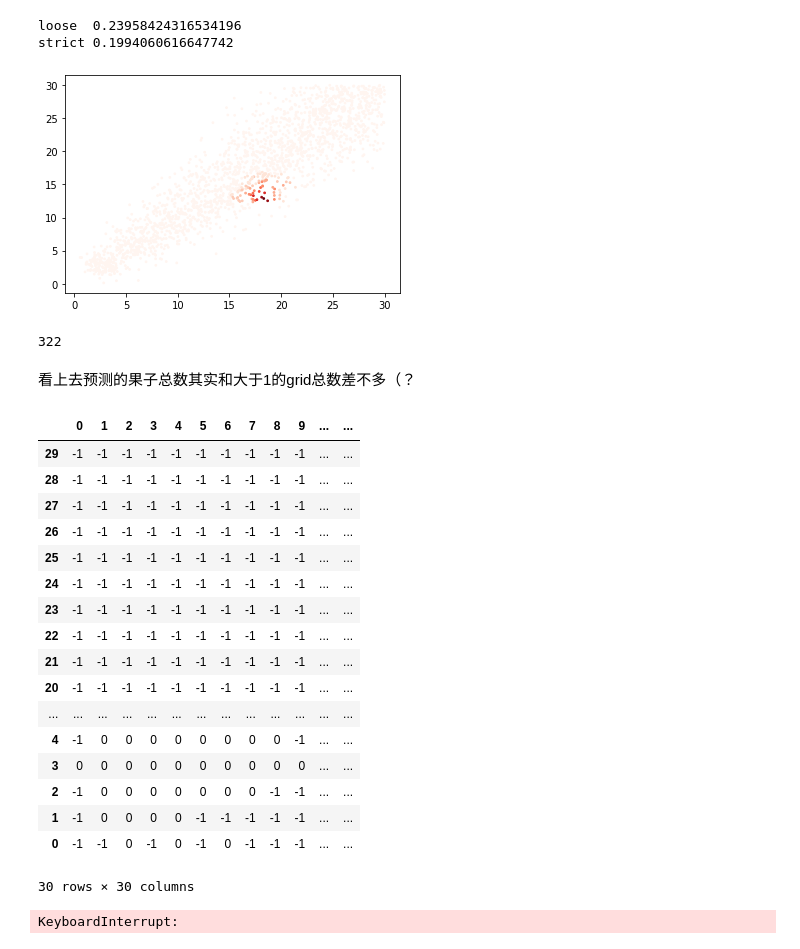
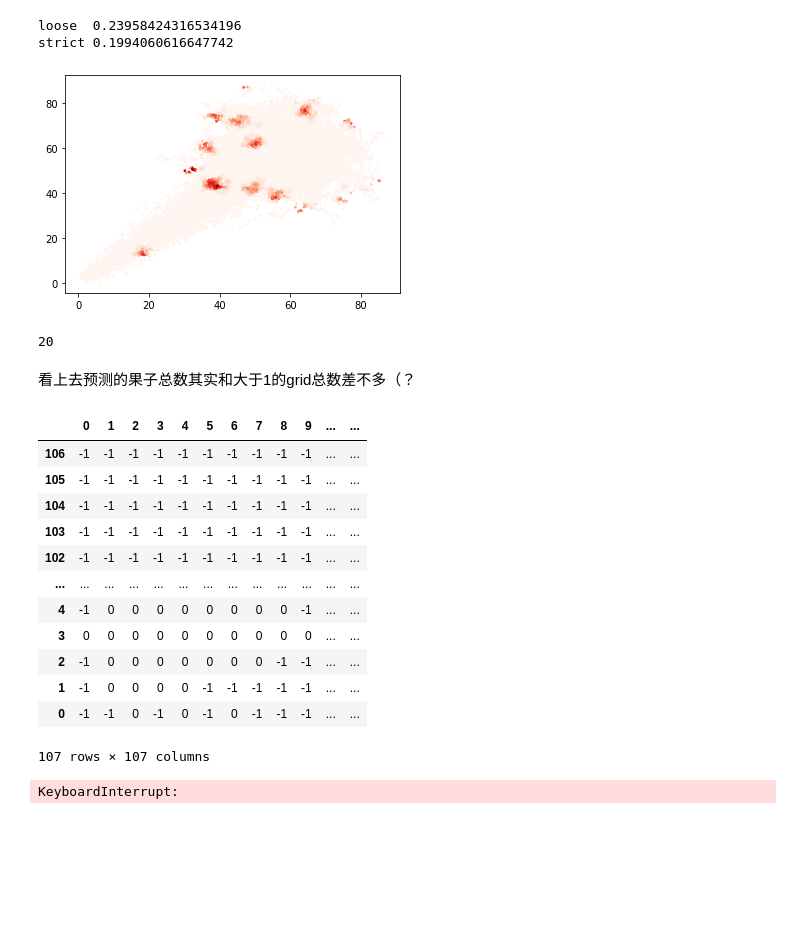
Before and after one commit to BillXSY/VE414, a Jupyter notebook: project/proj.ipynb, the cells around one changed output. Drawn from its saved outputs; the diff is of its cells as text; code cells hidden in the pictures; blank space fills up the shorter version.

```diff
--- a/project/proj.ipynb
+++ b/project/proj.ipynb
@@ -268,13 +272,13 @@ print('strict', sum(visit_cnt[visit_cnt>1].count()) /(107*107))
 loose  0.23958424316534196
 strict 0.1994060616647742
 # %%
-fruit_cnt = grid(30,df) #可以修改grid()的第一个参数 调整范围
+fruit_cnt = grid(107,df) #可以修改grid()的第一个参数 调整范围
 # %% [output]
-[figure, old version]
+[figure, new version]
 # %%
 (fruit_cnt>1).sum().sum()
 # %% [output]
-322
+20
 # %% [markdown]
 看上去预测的果子总数其实和大于1的grid总数差不多（？
 # %%
@@ -282,23 +286,18 @@ testData= fruit_cnt
 testData
 # %% [output]
 |  | 0 | 1 | 2 | 3 | 4 | 5 | 6 | 7 | 8 | 9 | ... | ... |
-| 29 | -1 | -1 | -1 | -1 | -1 | -1 | -1 | -1 | -1 | -1 | ... | ... |
-| 28 | -1 | -1 | -1 | -1 | -1 | -1 | -1 | -1 | -1 | -1 | ... | ... |
-| 27 | -1 | -1 | -1 | -1 | -1 | -1 | -1 | -1 | -1 | -1 | ... | ... |
-| 26 | -1 | -1 | -1 | -1 | -1 | -1 | -1 | -1 | -1 | -1 | ... | ... |
-| 25 | -1 | -1 | -1 | -1 | -1 | -1 | -1 | -1 | -1 | -1 | ... | ... |
-| 24 | -1 | -1 | -1 | -1 | -1 | -1 | -1 | -1 | -1 | -1 | ... | ... |
-| 23 | -1 | -1 | -1 | -1 | -1 | -1 | -1 | -1 | -1 | -1 | ... | ... |
-| 22 | -1 | -1 | -1 | -1 | -1 | -1 | -1 | -1 | -1 | -1 | ... | ... |
-| 21 | -1 | -1 | -1 | -1 | -1 | -1 | -1 | -1 | -1 | -1 | ... | ... |
-| 20 | -1 | -1 | -1 | -1 | -1 | -1 | -1 | -1 | -1 | -1 | ... | ... |
+| 106 | -1 | -1 | -1 | -1 | -1 | -1 | -1 | -1 | -1 | -1 | ... | ... |
+| 105 | -1 | -1 | -1 | -1 | -1 | -1 | -1 | -1 | -1 | -1 | ... | ... |
+| 104 | -1 | -1 | -1 | -1 | -1 | -1 | -1 | -1 | -1 | -1 | ... | ... |
+| 103 | -1 | -1 | -1 | -1 | -1 | -1 | -1 | -1 | -1 | -1 | ... | ... |
+| 102 | -1 | -1 | -1 | -1 | -1 | -1 | -1 | -1 | -1 | -1 | ... | ... |
 | ... | ... | ... | ... | ... | ... | ... | ... | ... | ... | ... | ... | ... |
 | 4 | -1 | 0 | 0 | 0 | 0 | 0 | 0 | 0 | 0 | -1 | ... | ... |
 | 3 | 0 | 0 | 0 | 0 | 0 | 0 | 0 | 0 | 0 | 0 | ... | ... |
 | 2 | -1 | 0 | 0 | 0 | 0 | 0 | 0 | 0 | -1 | -1 | ... | ... |
 | 1 | -1 | 0 | 0 | 0 | 0 | -1 | -1 | -1 | -1 | -1 | ... | ... |
 | 0 | -1 | -1 | 0 | -1 | 0 | -1 | 0 | -1 | -1 | -1 | ... | ... |
-30 rows × 30 columns
+107 rows × 107 columns
 # %%
 def localSum(prediction, i, j): # 边界可能会出问题
 #     return prediction.iloc[i-1:i+2, j-1:j+2].sum().sum() # 九宫格
```
Also changed, not shown: parts of 8 cells of this notebook.
